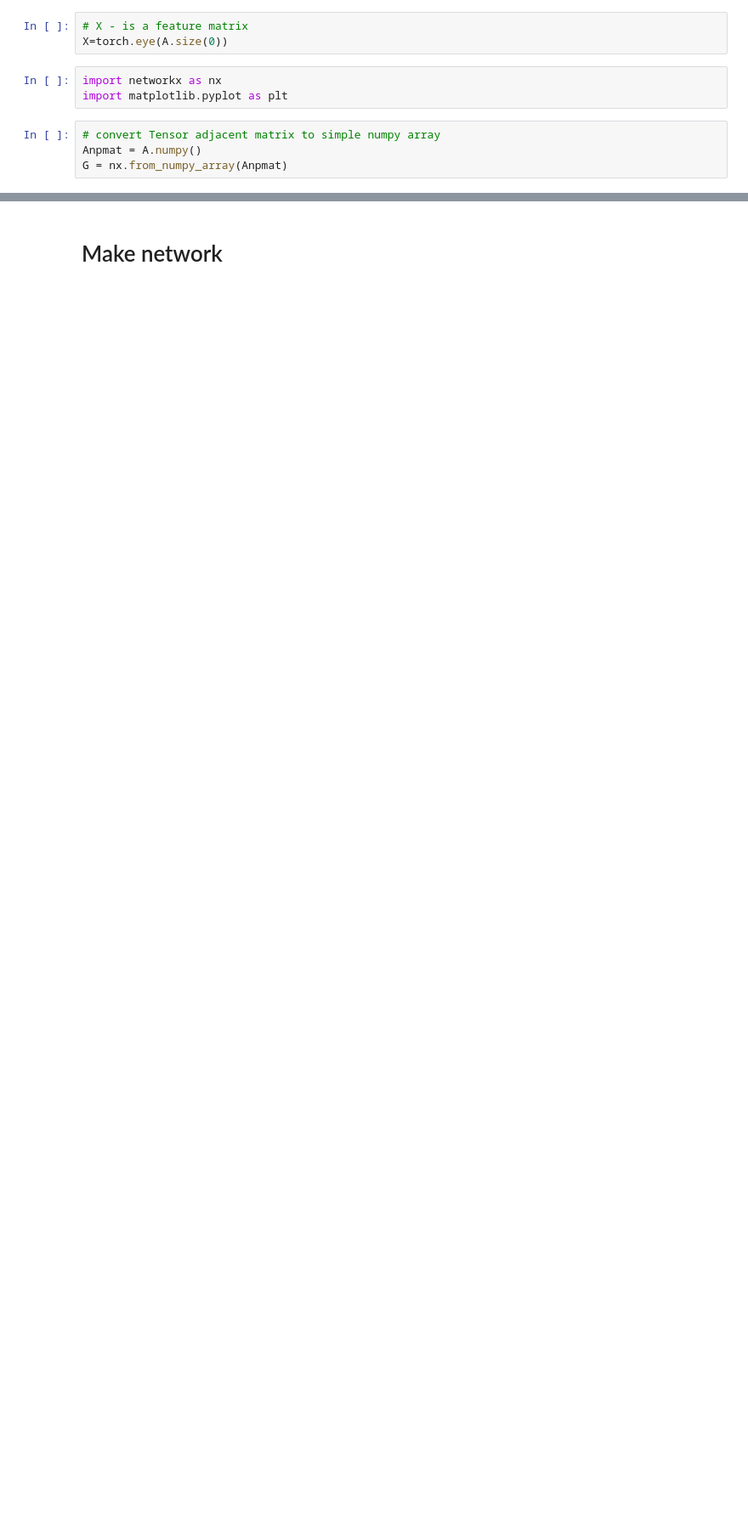
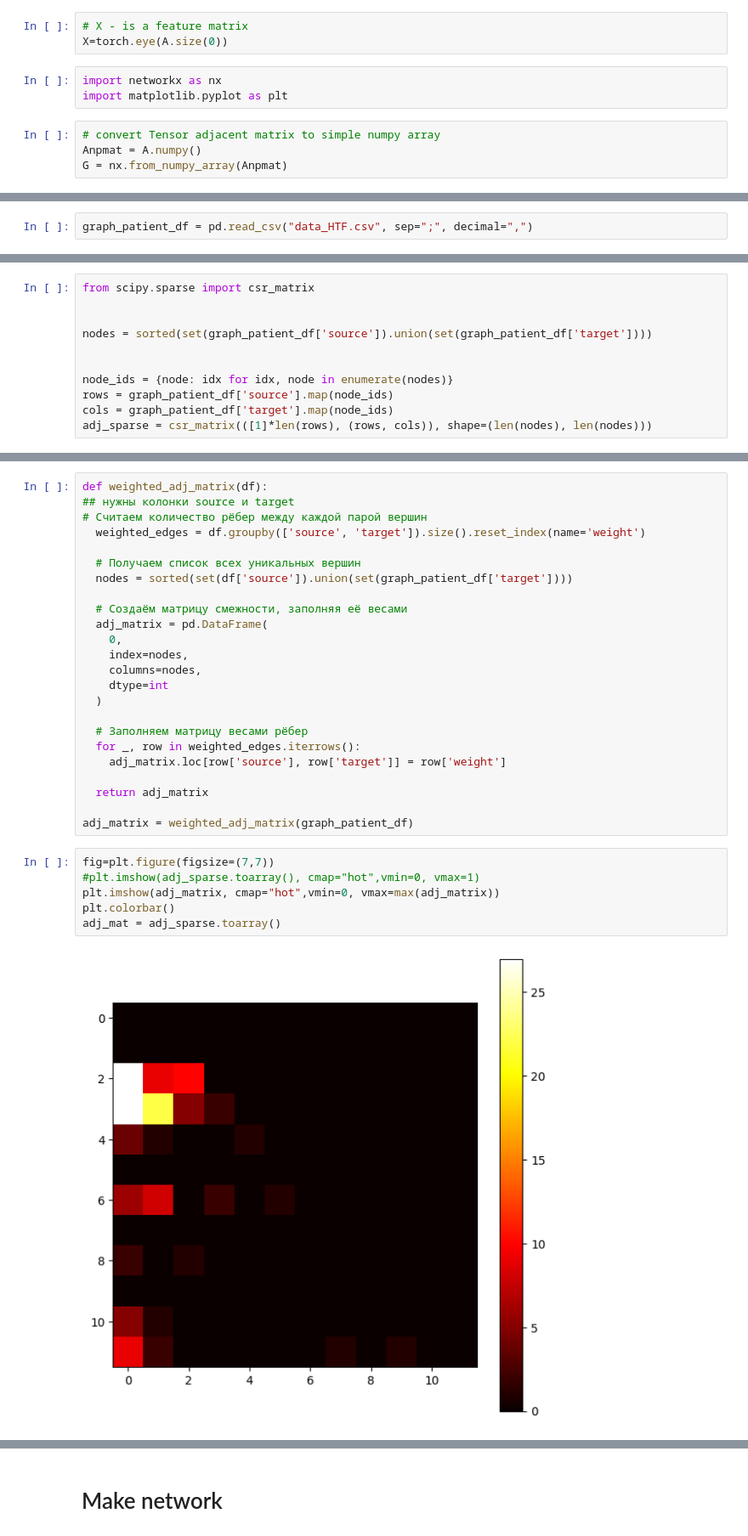
Before and after one commit to TAUforPython/machinelearning, a Jupyter notebook: GNN simple example Graph Convolution Network.ipynb, the cells around one changed output, grey strips where cells are left out. Shown at 85% size. Cells and saved outputs as stored; diff of their text form; blank space fills up the shorter version.

```diff
--- a/GNN simple example Graph Convolution Network.ipynb
+++ b/GNN simple example Graph Convolution Network.ipynb
@@ -120,0 +138,2 @@ nx.draw_networkx(G, pos=nx.circular_layout(G), node_size=59, font_size = 13, edg
+# %%
+graph_patient_df = pd.read_csv("data_HTF.csv", sep=";", decimal=",")
@@ -120,0 +252,11 @@ nx.draw_networkx(G, pos=nx.circular_layout(G), node_size=59, font_size = 13, edg
+# %%
+from scipy.sparse import csr_matrix
+
+
+nodes = sorted(set(graph_patient_df['source']).union(set(graph_patient_df['target'])))
+
+
+node_ids = {node: idx for idx, node in enumerate(nodes)}
+rows = graph_patient_df['source'].map(node_ids)
+cols = graph_patient_df['target'].map(node_ids)
+adj_sparse = csr_matrix(([1]*len(rows), (rows, cols)), shape=(len(nodes), len(nodes)))
@@ -120,0 +284,32 @@ nx.draw_networkx(G, pos=nx.circular_layout(G), node_size=59, font_size = 13, edg
+# %%
+def weighted_adj_matrix(df):
+## нужны колонки source и target
+# Считаем количество рёбер между каждой парой вершин
+  weighted_edges = df.groupby(['source', 'target']).size().reset_index(name='weight')
+
+  # Получаем список всех уникальных вершин
+  nodes = sorted(set(df['source']).union(set(graph_patient_df['target'])))
+
+  # Создаём матрицу смежности, заполняя её весами
+  adj_matrix = pd.DataFrame(
+    0,
+    index=nodes,
+    columns=nodes,
+    dtype=int
+  )
+
+  # Заполняем матрицу весами рёбер
+  for _, row in weighted_edges.iterrows():
+    adj_matrix.loc[row['source'], row['target']] = row['weight']
+
+  return adj_matrix
+
+adj_matrix = weighted_adj_matrix(graph_patient_df)
+# %%
+fig=plt.figure(figsize=(7,7))
+#plt.imshow(adj_sparse.toarray(), cmap="hot",vmin=0, vmax=1)
+plt.imshow(adj_matrix, cmap="hot",vmin=0, vmax=max(adj_matrix))
+plt.colorbar()
+adj_mat = adj_sparse.toarray()
+# %% [output]
+[figure, added]
```
Also changed, not shown: parts of 27 cells of this notebook.
